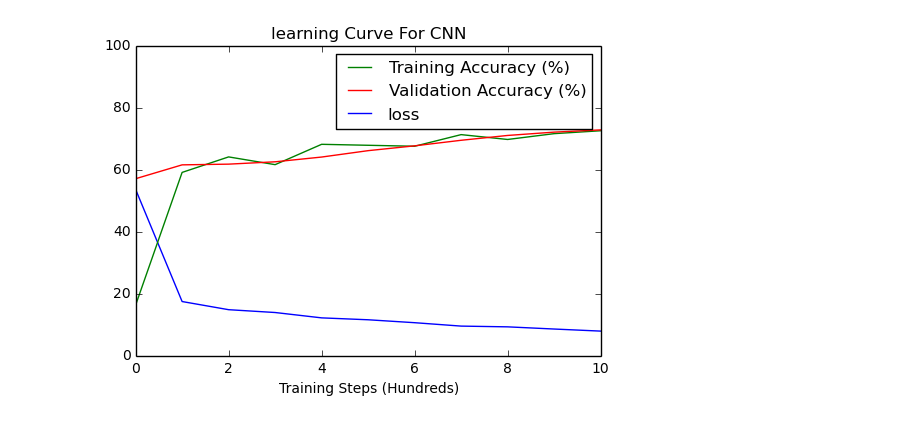
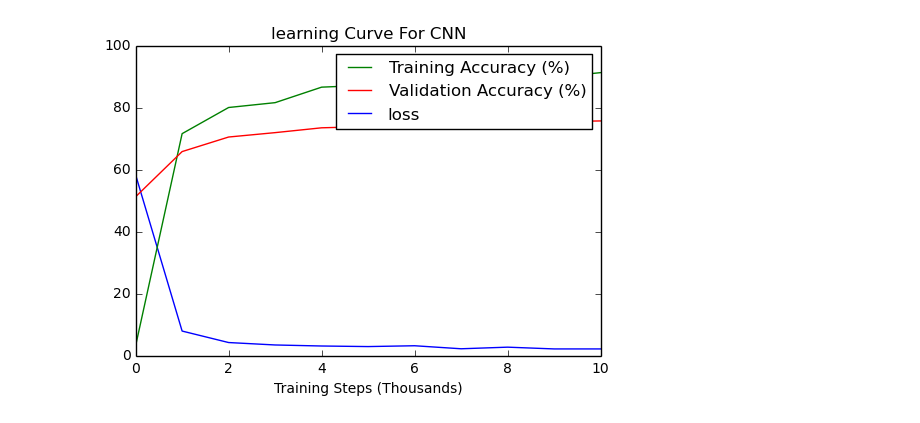
Before and after one commit to charlescc9/deep-learning-image-classification, a Jupyter notebook: svhn_large.ipynb, the cells around one changed output. Drawn from its saved outputs; the diff is of its cells as text; code cells hidden in the pictures.

```diff
--- a/svhn_large.ipynb
+++ b/svhn_large.ipynb
@@ -592,10 +675,10 @@ Test set accuracy = 65.78%
 # %%
-""" CONVOLUTIONAL NEURAL NETWORK """
-tf.logging.set_verbosity(tf.logging.INFO)
+""" CONVOLUTIONAL NEURAL NETWORK 1 """
+
 start = time.time()
 
 # Hyperparameters
-steps_num = 2501
+steps_num = 10001
 batch_size = 64
 patch_size = 5
 conv_depth_1 = 32
@@ -786,7 +869,7 @@ with tf.Session(graph=graph) as session:
         _, l, preds = session.run([optimizer, loss, train_preds], feed_dict)
 
         # Report validation accuracy
-        if i % 100 == 0:
+        if i % 1000 == 0:
             losses.append(l)
             train_accuracy = accuracy(preds, batch_y)
             train_accuracies.append(train_accuracy)
@@ -821,7 +904,7 @@ with tf.Session(graph=graph) as session:
 l, = plt.plot(losses)
 ta, = plt.plot(train_accuracies)
 va, = plt.plot(valid_accuracies)
-plt.xlabel('Training Steps (Hundreds)')
+plt.xlabel('Training Steps (Thousands)')
 plt.ylim(0, 100)
 plt.xlim(0, 10)
 plt.title('learning Curve For CNN')
@@ -851 +934 @@ Test set accuracy = 68.87%
-[figure, old version]
+[figure, new version]
```
Also changed, not shown: parts of 9 cells of this notebook.
